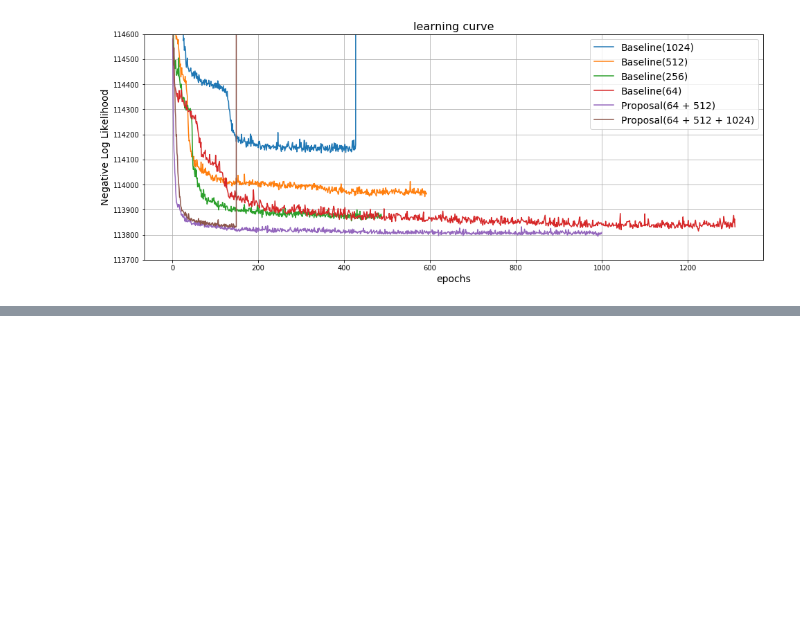
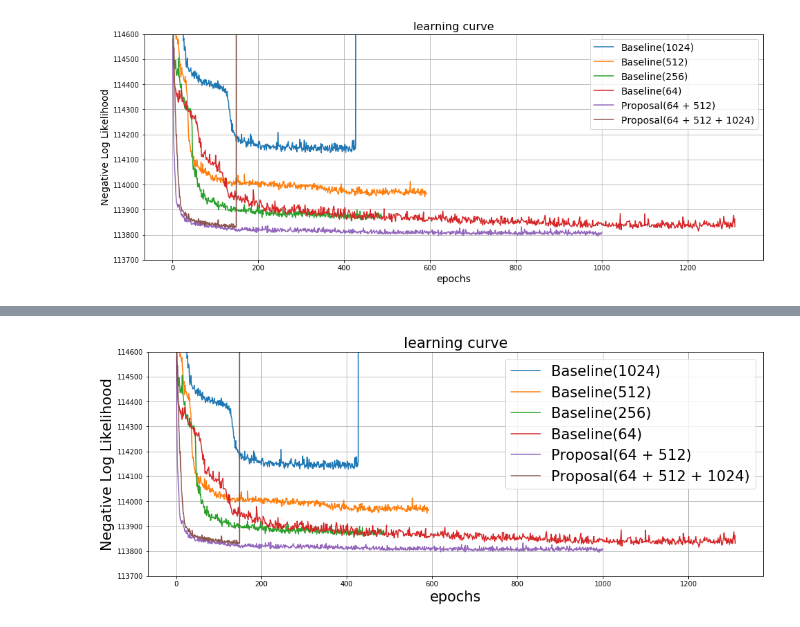
Before and after one commit to naruya/ssm-pixyz, a Jupyter notebook: analysis/Untitled.ipynb, the cells around one changed output, grey strips where cells are left out. Saved outputs shown, nothing was run; the diff lists cells and outputs as text; code cells hidden in the pictures; blank space fills up the shorter version.

```diff
--- a/analysis/Untitled.ipynb
+++ b/analysis/Untitled.ipynb
@@ -53,0 +76,26 @@ plt.show()
+# %%
+dfs = {}
+dfs["64"] = pd.read_csv('csv/run-Jan18_09-52-29_SSM16_s64_40ce024_base-tag-epoch_test_x_loss.csv')
+dfs["256"] = pd.read_csv('csv/run-Jan21_08-45-24_SSM16_s256_ca76dd0_base-tag-epoch_test_x_loss.csv')
+dfs["512"] = pd.read_csv('csv/run-Jan18_15-04-14_SSM16_s512_40ce024_base-tag-epoch_test_x_loss.csv')
+dfs["1024"] = pd.read_csv('csv/run-Jan18_09-59-41_SSM16_s1024_40ce024_base_std7-tag-epoch_test_x_loss.csv')[:-1]
+dfs["64 + 512"] = pd.read_csv('csv/run-Jan22_03-57-33_SSM16_s64-512_ac6311e-tag-epoch_test_x_loss.csv')
+dfs["64 + 512 + 1024"] = pd.read_csv('csv/run-Jan27_08-37-25_SSM16_s64-512-1024_9adc149-tag-epoch_test_x_loss.csv')[:-30]
+
+# labels = ["64", "256", "512", "1024", "64 + 512", "64 + 512 + 1024"]
+plt.figure(figsize=(16, 6))
+plt.title("learning curve", fontsize=24)
+plt.ylim(113700, 114600)
+plt.xlabel("epochs", fontsize=21)
+plt.ylabel("Negative Log Likelihood", fontsize=21)
+plt.grid(True)
+
+
+for label in ["64", "256", "512", "1024"][::-1]:
+    plt.plot(dfs[label]["Step"], dfs[label]["Value"], label="Baseline(" + label + ")")
+for label in ["64 + 512", "64 + 512 + 1024"]:
+    plt.plot(dfs[label]["Step"], dfs[label]["Value"], label="Proposal(" + label + ")")
+plt.legend(fontsize=21)
+plt.show()
+# %% [output]
+[figure, added]
```
Also changed, not shown: parts of 1 cell of this notebook.
